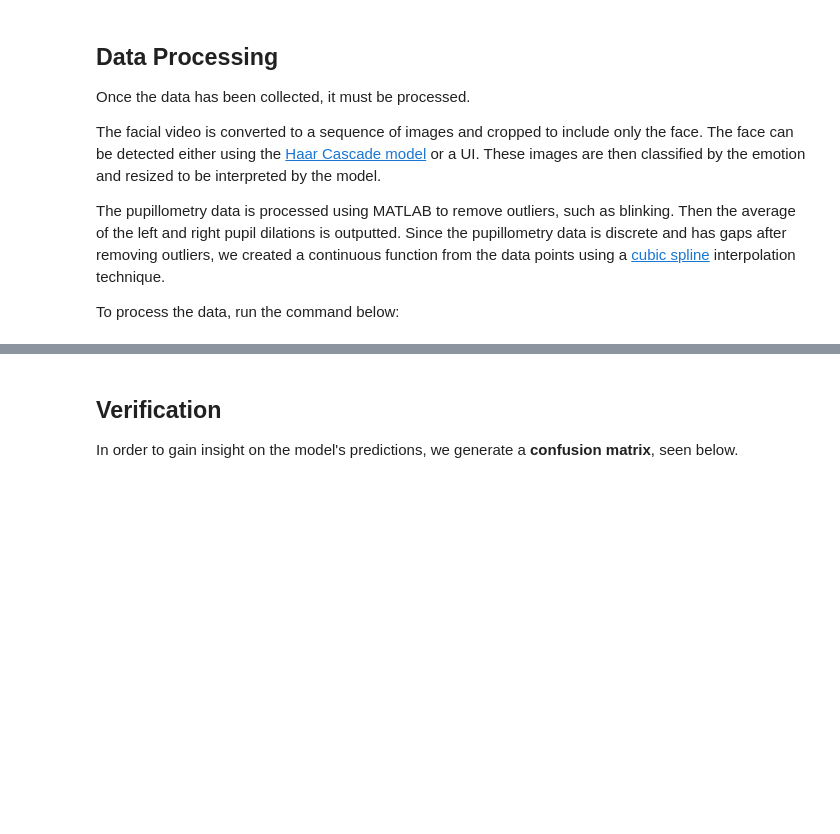
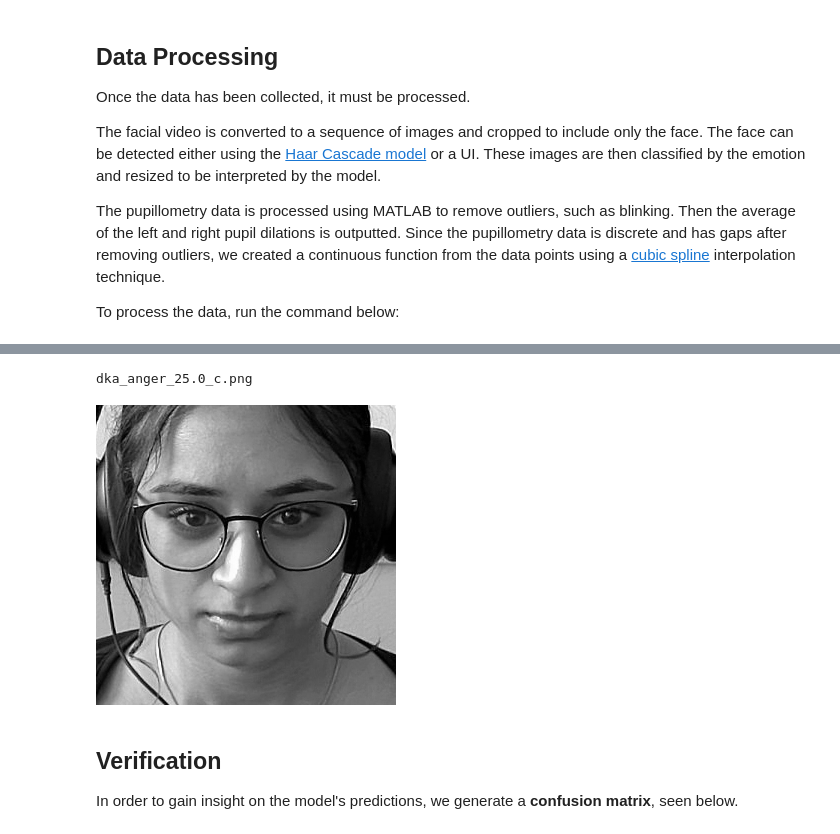
Before and after one commit to meriam04/emo-pupil-2, a Jupyter notebook: demos/design_fair.ipynb, the cells around one changed output, grey strips where cells are left out. Cells and saved outputs as stored; diff of their text form; code cells hidden in the pictures; blank space fills up the shorter version.

```diff
--- a/demos/design_fair.ipynb
+++ b/demos/design_fair.ipynb
@@ -129,14 +177,16 @@ By synthesizing information from both facial expressions and pupillometry, the f
 # %%
-frame_dir = "..\data"
-frame_path = Path(frame_dir) / f"{emotion}"
-
+data_dir = "..\data"
+frame_path = Path(data_dir) / f"{emotion}"
 frames = os.listdir(frame_path)
 mid = len(frames) // 2
 frame = frames[mid]
 print(frame)
 Image(frame_path / frame)
 
 #TODO: add code to output what emotion was predicted for this image
+# %% [output]
+dka_anger_25.0_c.png
+[figure, added]
 # %% [markdown]
 ## Verification
 
```
Also changed, not shown: parts of 8 cells of this notebook, 2 other files.
